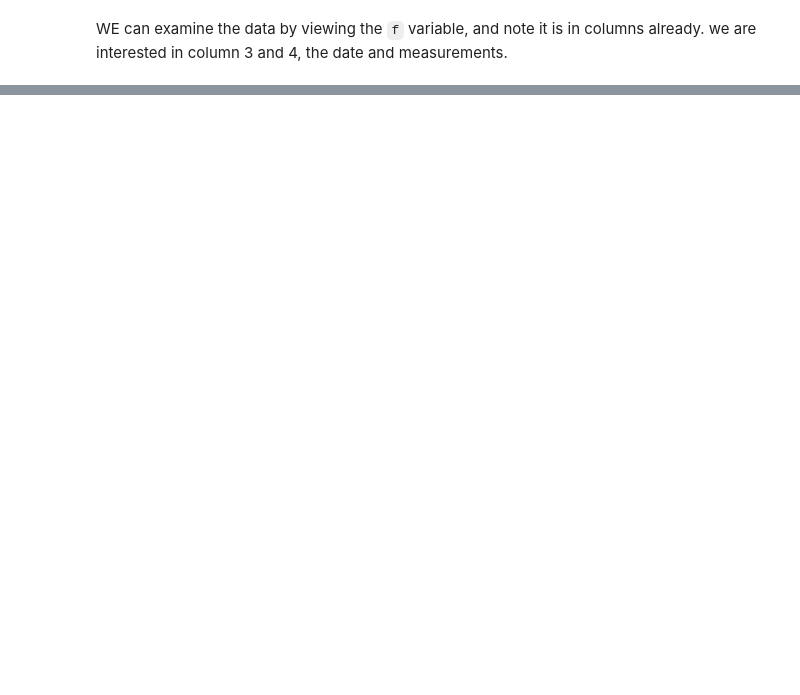
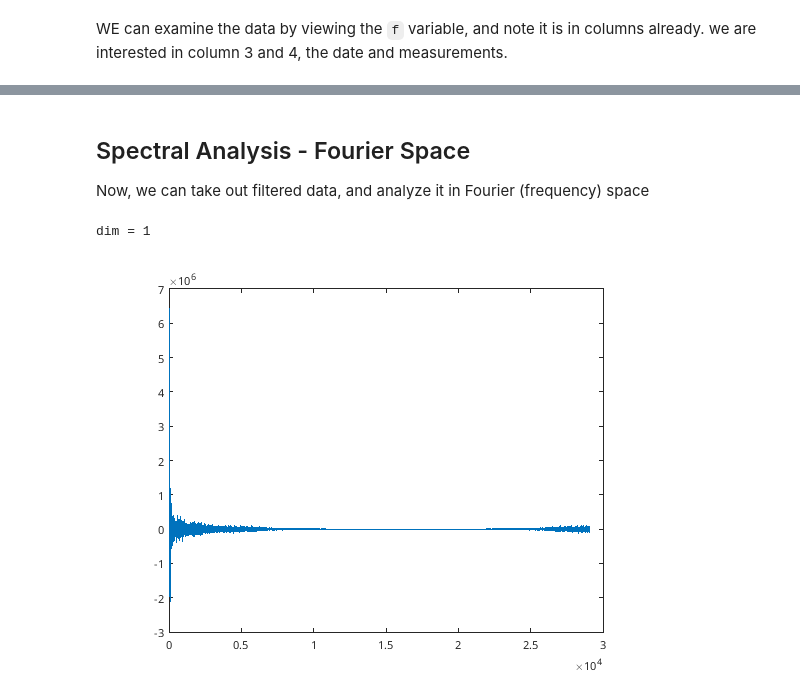
Before and after one commit to tgstone/sio-math-workshop, a Jupyter notebook: docs/source/day2/data_workshop2.ipynb, the cells around one changed output, grey strips where cells are left out. Saved outputs shown, nothing was run; the diff lists cells and outputs as text; code cells hidden in the pictures; blank space fills up the shorter version.

```diff
--- a/docs/source/day2/data_workshop2.ipynb
+++ b/docs/source/day2/data_workshop2.ipynb
@@ -147,0 +226,21 @@ inad = find(isnat(date))
+# %% [markdown]
+## Spectral Analysis - Fourier Space
+
+Now, we can take out filtered data, and analyze it in Fourier (frequency) space
+# %%
+% Make date back into a number
+d = datenum(date);
+d = d - d(1) + 1;
+
+L=length(date);
+n=2^nextpow2(L);
+dim=1
+
+% Take the Fast-Fourier-Transform to put in phase space
+orig=fft(fx,n,dim);
+
+figure
+plot(d, orig(1:length(d)));
+# %% [output]
+dim = 1
+[figure, added]
```
Also changed, not shown: parts of 33 cells of this notebook, 1 other file.
